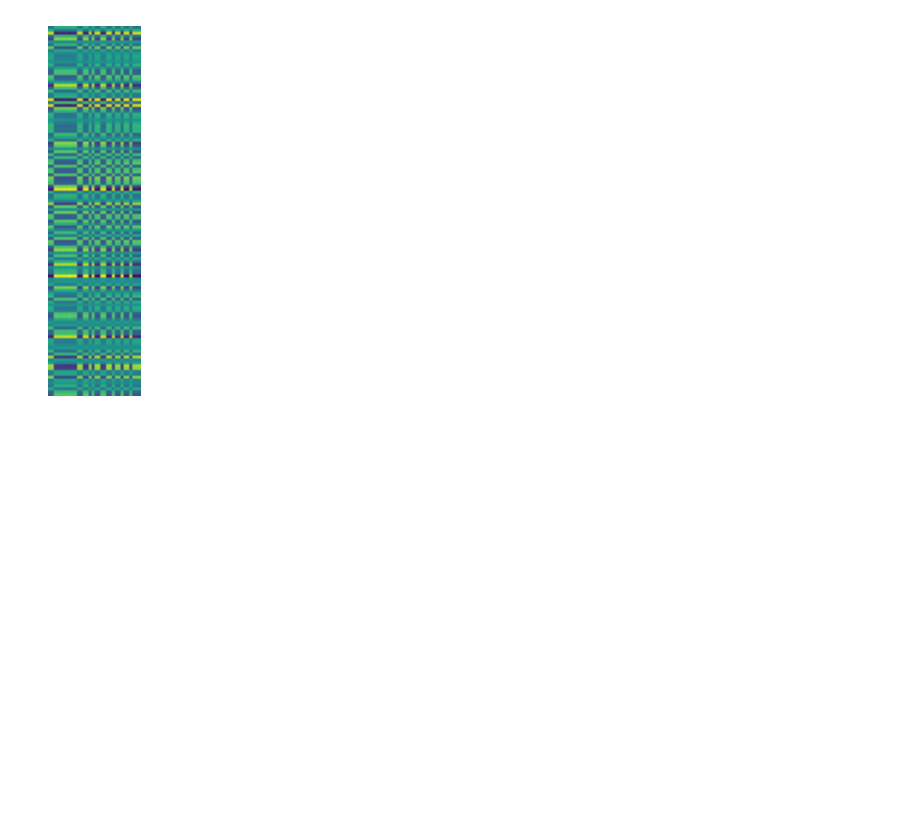
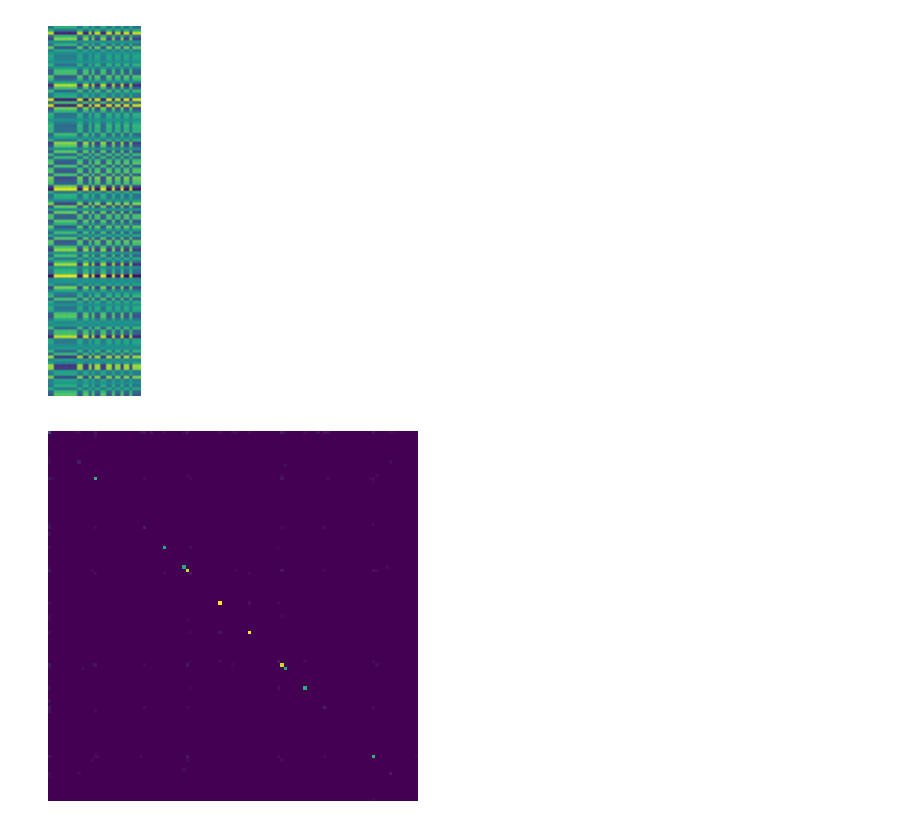
Before and after one commit to WelchLabs/videos, a Jupyter notebook: _2025/grokking/notebooks/grokking_hacking_8.ipynb, the cells around one changed output. Saved outputs shown, nothing was run; the diff lists cells and outputs as text; code cells hidden in the pictures; blank space fills up the shorter version.

```diff
--- a/_2025/grokking/notebooks/grokking_hacking_8.ipynb
+++ b/_2025/grokking/notebooks/grokking_hacking_8.ipynb
@@ -181,3 +181,46 @@ for head_id in range(4):
     plt.savefig(save_dir+'W_K_'+str(head_id)+'.png', dpi=150, transparent=True, bbox_inches='tight')
 # %% [output]
 [figure]
+# %%
+def fourier_approx_2d(x, num_freqs):
+    """
+    x: 2D real array, shape (Nx, Ny)
+    num_freqs: number of Fourier coefficients to keep (by magnitude)
+
+    Returns:
+        F_sparse: sparse 2D Fourier spectrum (complex, same shape as x)
+        x_hat: real reconstruction from the sparse spectrum
+    """
+    # 2D FFT
+    F = np.fft.fft2(x)
+
+    # Flatten and sort coefficients by magnitude (descending)
+    flat = F.ravel()
+    idx_sorted = np.argsort(np.abs(flat))[::-1]
+
+    # Indices of top num_freqs coefficients
+    keep_idx = idx_sorted[:num_freqs]
+
+    # Build sparse spectrum
+    flat_sparse = np.zeros_like(flat, dtype=complex)
+    flat_sparse[keep_idx] = flat[keep_idx]
+    F_sparse = flat_sparse.reshape(F.shape)
+
+    # Reconstruct (take real part to remove tiny numerical imaginary noise)
+    x_hat = np.fft.ifft2(F_sparse).real
+
+    return F_sparse, x_hat
+# %%
+m=cache['blocks.0.mlp.hook_pre'].detach().cpu().numpy()
+mr = einops.rearrange(cache['blocks.0.hook_mlp_out'], "(x y) ... -> x y ...", x=p).detach().cpu().numpy()
+
+# fig=plt.figure(0, (12,12))
+for i in range(128):
+    # fig.add_subplot(8,8, i+1)
+    plt.clf()
+    F_sparse, x_hat = fourier_approx_2d(mr[:,:,2,i], num_freqs=128)
+    plt.imshow(np.abs(F_sparse));
+    plt.axis('off')
+    plt.savefig('/home/stephen/ARENA_3.0/viz/nov_25_1_mlp_out/'+str(i).zfill(3)+'.png')
+# %% [output]
+[figure, added]
```
Also changed, not shown: parts of 6 cells of this notebook, 2 other files.
